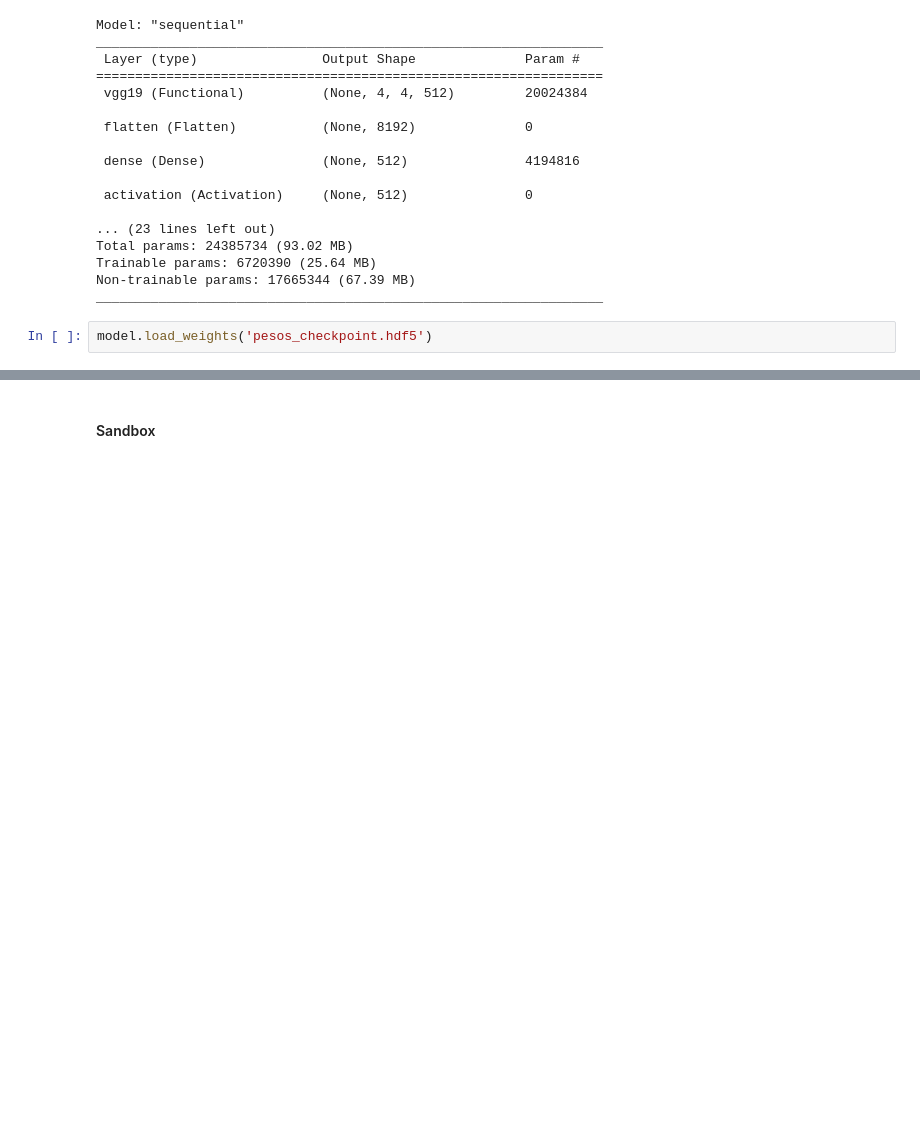
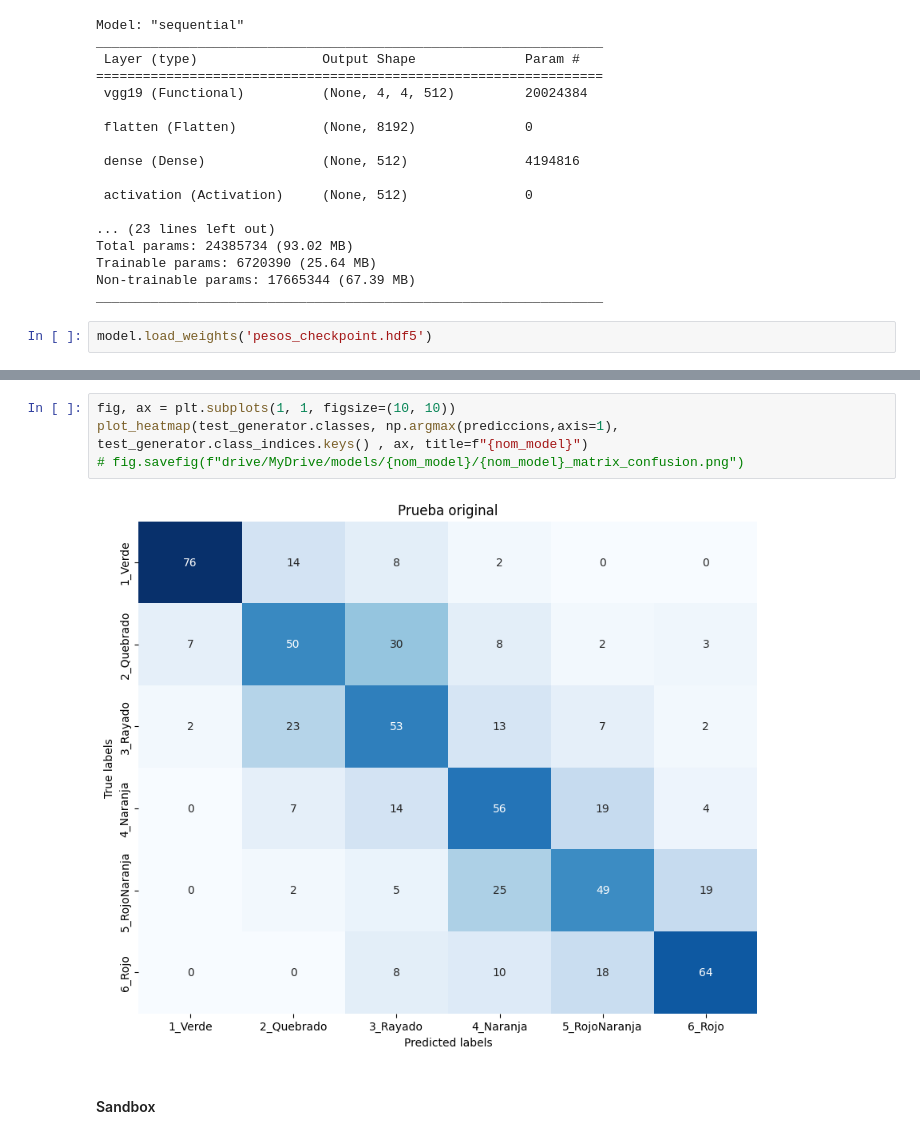
Before and after one commit to MarcosRoms/Deep_learning_colab, a Jupyter notebook: tomates_class.ipynb, the cells around one changed output, grey strips where cells are left out. Drawn from its saved outputs; the diff is of its cells as text; blank space fills up the shorter version.

```diff
--- a/tomates_class.ipynb
+++ b/tomates_class.ipynb
@@ -919,3 +934,9 @@ model.load_weights('pesos_checkpoint.hdf5')
+# %%
+fig, ax = plt.subplots(1, 1, figsize=(10, 10))
+plot_heatmap(test_generator.classes, np.argmax(prediccions,axis=1), test_generator.class_indices.keys() , ax, title=f"{nom_model}")
+# fig.savefig(f"drive/MyDrive/models/{nom_model}/{nom_model}_matrix_confusion.png")
+# %% [output]
+[figure, added]
 # %% [markdown]
 #### Sandbox
 # %%
```
Also changed, not shown: parts of 3 cells of this notebook.
